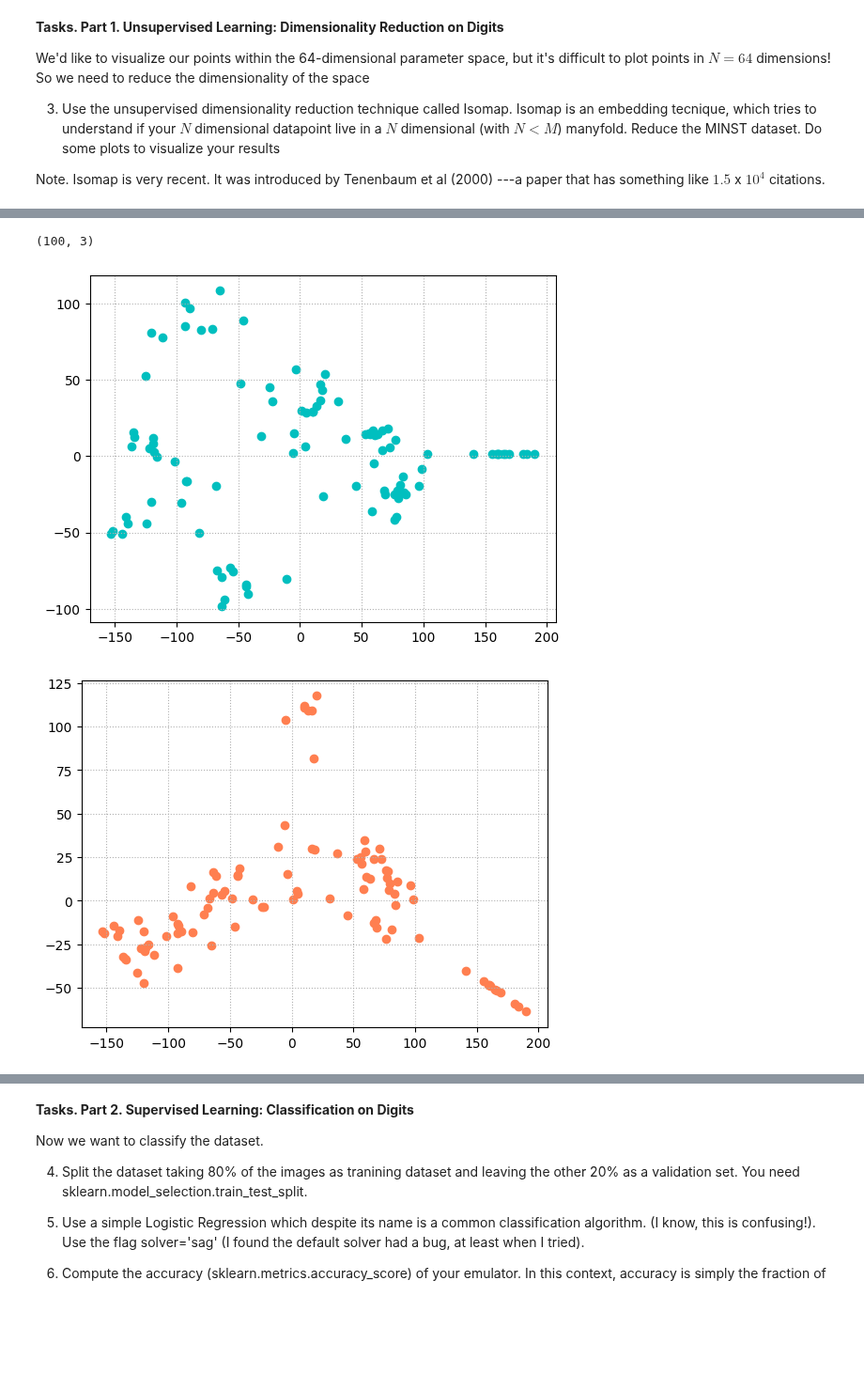
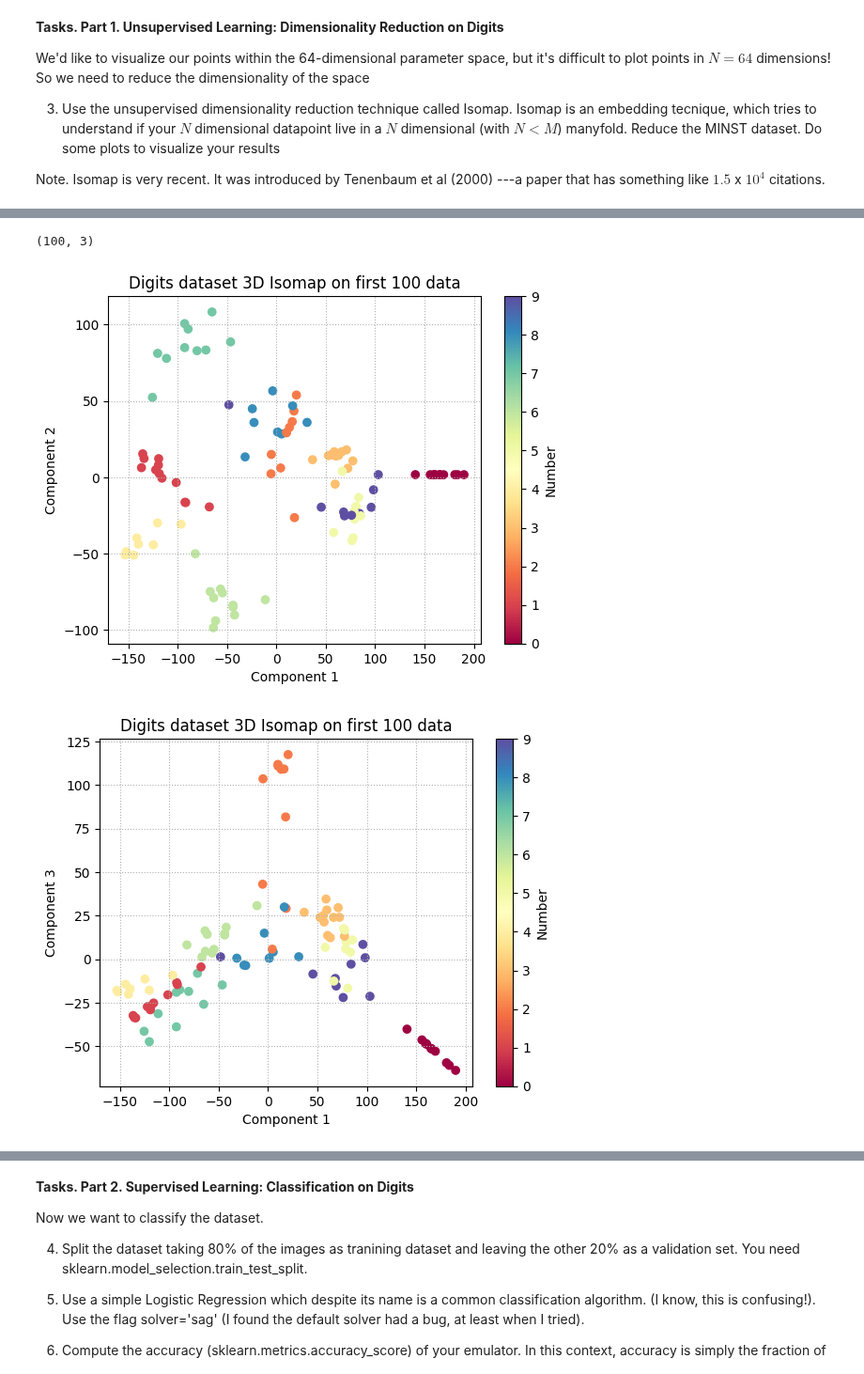
Before and after one commit to APozzi22/Astrostatistic, a Jupyter notebook: 13_MachineLearning_Introduction/Handwritten_Digits.ipynb, the cells around one changed output, grey strips where cells are left out. Shown at 94% size. Cells and saved outputs as stored; diff of their text form; code cells hidden in the pictures; blank space fills up the shorter version.

```diff
--- a/13_MachineLearning_Introduction/Handwritten_Digits.ipynb
+++ b/13_MachineLearning_Introduction/Handwritten_Digits.ipynb
@@ -112,4 +80,8 @@ We'd like to visualize our points within the 64-dimensional parameter space, but
 3. Use the unsupervised dimensionality reduction technique called Isomap. Isomap is an embedding tecnique, which tries to understand if your $N$ dimensional datapoint live in a $N$ dimensional (with $N < M$) manyfold. Reduce the MINST dataset. Do some plots to visualize your results
 
 Note. Isomap is very recent. It was introduced by Tenenbaum et al (2000) ---a paper that has something like $1.5$ x $10^4$ citations.
+# %%
+# General variables
+x = digits.data
+y = digits.target
 # %%
@@ -137,20 +119,51 @@ plt.show()
 # %%
+# 3D Isomap on first 100 data
 embedding_3 = Isomap(n_components=3)
-digits_transformed_3 = embedding_3.fit_transform(digits.data[:100])
+digits_transformed_3 = embedding_3.fit_transform(x[:100])
 print(digits_transformed_3.shape)
 
-plt.scatter(digits_transformed_3[:, 0], digits_transformed_3[:, 1], color='c')
+# Plot Component 1-2
+scatter_3_01 = plt.scatter(digits_transformed_3[:, 0], digits_transformed_3[:, 1], c=y[:100], cmap='Spectral')
+plt.colorbar(scatter_3_01, label='Number')
+plt.title("Digits dataset 3D Isomap on first 100 data")
+plt.xlabel("Component 1")
+plt.ylabel("Component 2")
 plt.grid(linestyle=':')
 plt.show()
 
-plt.scatter(digits_transformed_3[:, 0], digits_transformed_3[:, 2], color='coral')
+# Plot Component 1-3
+scatter_3_02 = plt.scatter(digits_transformed_3[:, 0], digits_transformed_3[:, 2], c=y[:100], cmap='Spectral')
+plt.colorbar(scatter_3_02, label='Number')
+plt.title("Digits dataset 3D Isomap on first 100 data")
+plt.xlabel("Component 1")
+plt.ylabel("Component 3")
 plt.grid(linestyle=':')
 plt.show()
 
-plt.scatter(digits_transformed_3[:, 1], digits_transformed_3[:, 2], color='purple')
+# Plot Component 2-3
+scatter_3_12 = plt.scatter(digits_transformed_3[:, 1], digits_transformed_3[:, 2], c=y[:100], cmap='Spectral')
+plt.colorbar(scatter_3_12, label='Number')
+plt.title("Digits dataset 3D Isomap on first 100 data")
+plt.xlabel("Component 2")
+plt.ylabel("Component 3")
 plt.grid(linestyle=':')
 plt.show()
+
+# 3D Plot
+fig = plt.figure(figsize=(12, 6))
+ax = fig.add_subplot(111, projection='3d')
+p = ax.scatter(digits_transformed_3[:, 0],
+               digits_transformed_3[:, 1],
+               digits_transformed_3[:, 2],
+               c=y[:100],
+               cmap='Spectral')
+fig.colorbar(p, label='Number')
+ax.set_title("Digits dataset 3D Isomap on first 100 data")
+ax.set_xlabel("Component 1")
+ax.set_ylabel("Component 2")
+ax.set_zlabel("Component 3")
+plt.show()
 # %% [output]
 (100, 3)
-[figure, old version]
+[figure, new version]
-[figure, old version]
+[figure, new version]
```
Also changed, not shown: parts of 14 cells of this notebook.
